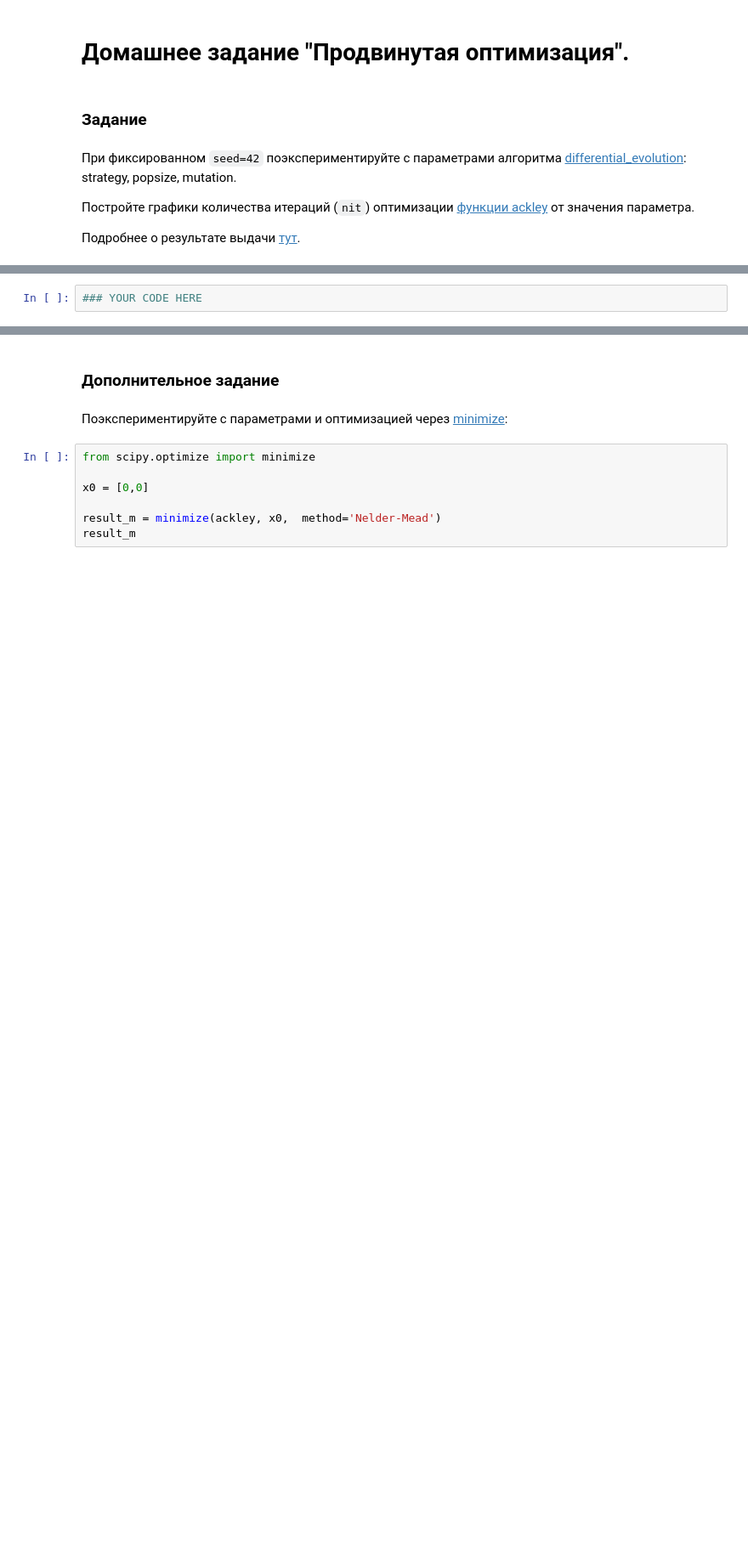
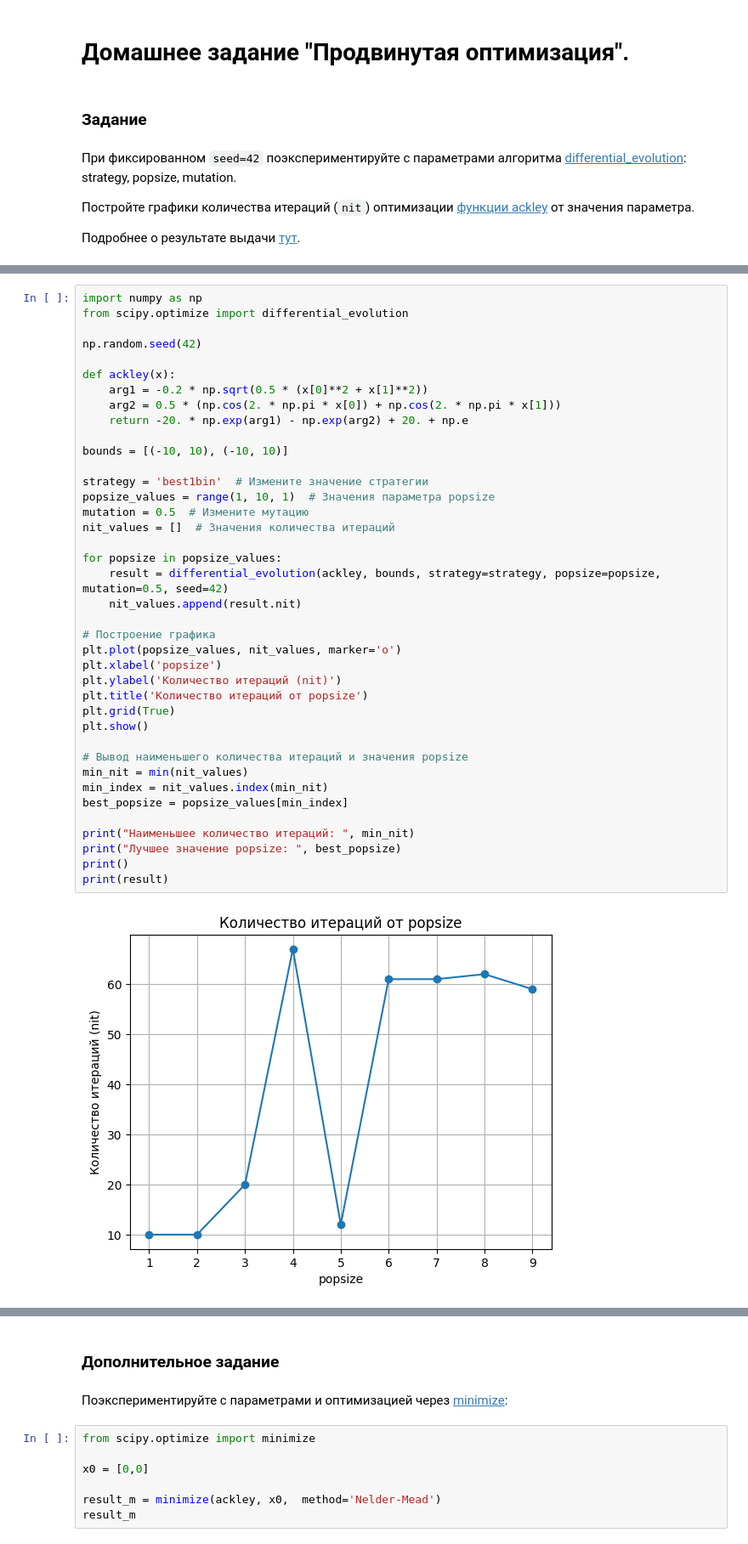
Before and after one commit to stefkong1982/-, a Jupyter notebook: Matematika_dlya_Data_Science/Prodvinutaya_optimizaciya/DZ_Kondratev_MDS_36_HW_7_upd.ipynb, the cells around one changed output, grey strips where cells are left out. Shown at 85% size. Drawn from its saved outputs; the diff is of its cells as text; blank space fills up the shorter version.

```diff
--- a/Matematika_dlya_Data_Science/Prodvinutaya_optimizaciya/DZ_Kondratev_MDS_36_HW_7_upd.ipynb
+++ b/Matematika_dlya_Data_Science/Prodvinutaya_optimizaciya/DZ_Kondratev_MDS_36_HW_7_upd.ipynb
@@ -36,2 +34,41 @@ result
-# %%
-### YOUR CODE HERE
+# %%
+import numpy as np
+from scipy.optimize import differential_evolution
+
+np.random.seed(42)
+
+def ackley(x):
+    arg1 = -0.2 * np.sqrt(0.5 * (x[0]**2 + x[1]**2))
+    arg2 = 0.5 * (np.cos(2. * np.pi * x[0]) + np.cos(2. * np.pi * x[1]))
+    return -20. * np.exp(arg1) - np.exp(arg2) + 20. + np.e
+
+bounds = [(-10, 10), (-10, 10)]
+
+strategy = 'best1bin'  # Измените значение стратегии
+popsize_values = range(1, 10, 1)  # Значения параметра popsize
+mutation = 0.5  # Измените мутацию
+nit_values = []  # Значения количества итераций
+
+for popsize in popsize_values:
+    result = differential_evolution(ackley, bounds, strategy=strategy, popsize=popsize, mutation=0.5, seed=42)
+    nit_values.append(result.nit)
+
+# Построение графика
+plt.plot(popsize_values, nit_values, marker='o')
+plt.xlabel('popsize')
+plt.ylabel('Количество итераций (nit)')
+plt.title('Количество итераций от popsize')
+plt.grid(True)
+plt.show()
+
+# Вывод наименьшего количества итераций и значения popsize
+min_nit = min(nit_values)
+min_index = nit_values.index(min_nit)
+best_popsize = popsize_values[min_index]
+
+print("Наименьшее количество итераций: ", min_nit)
+print("Лучшее значение popsize: ", best_popsize)
+print()
+print(result)
+# %% [output]
+[figure, added]
```
Also changed, not shown: parts of 5 cells of this notebook.
